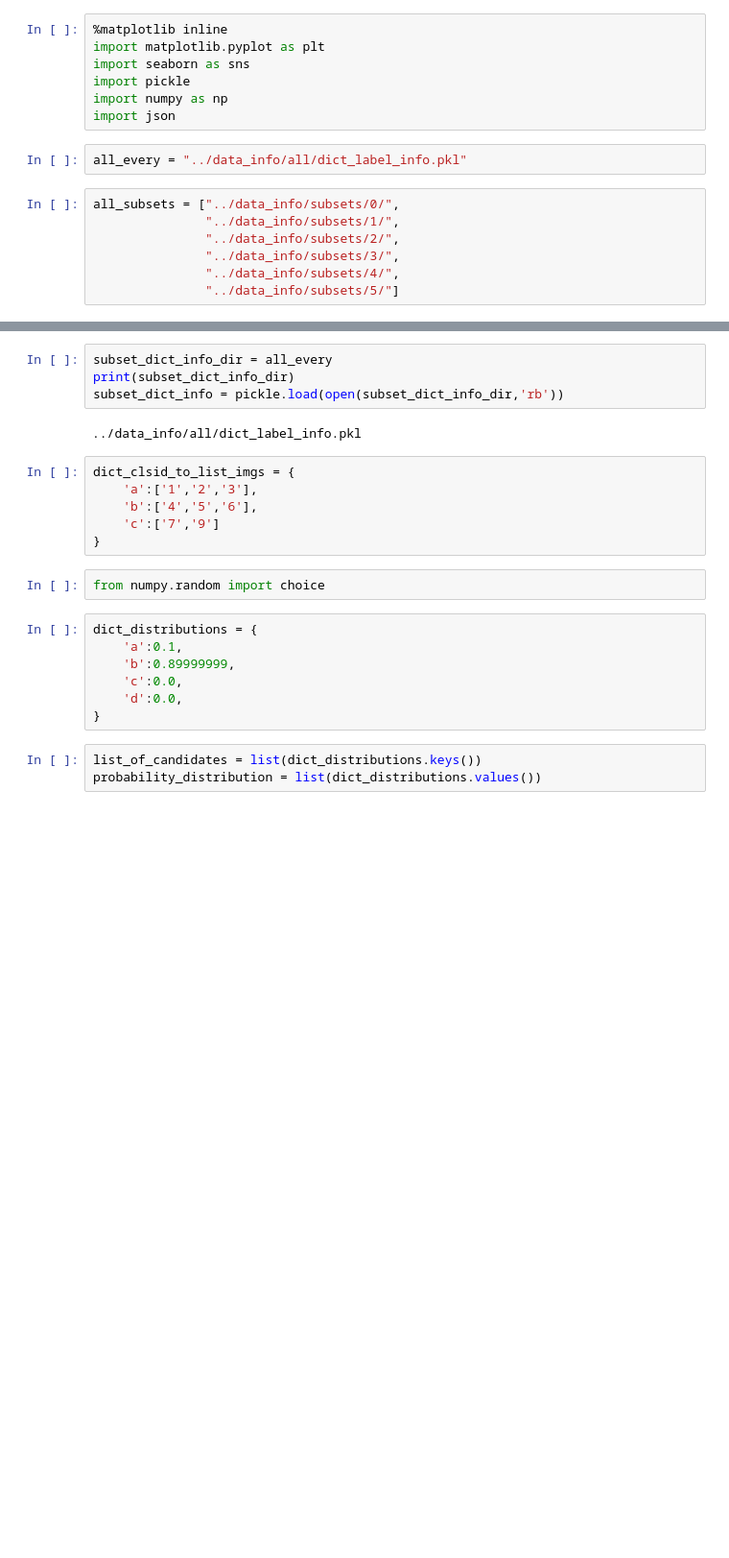
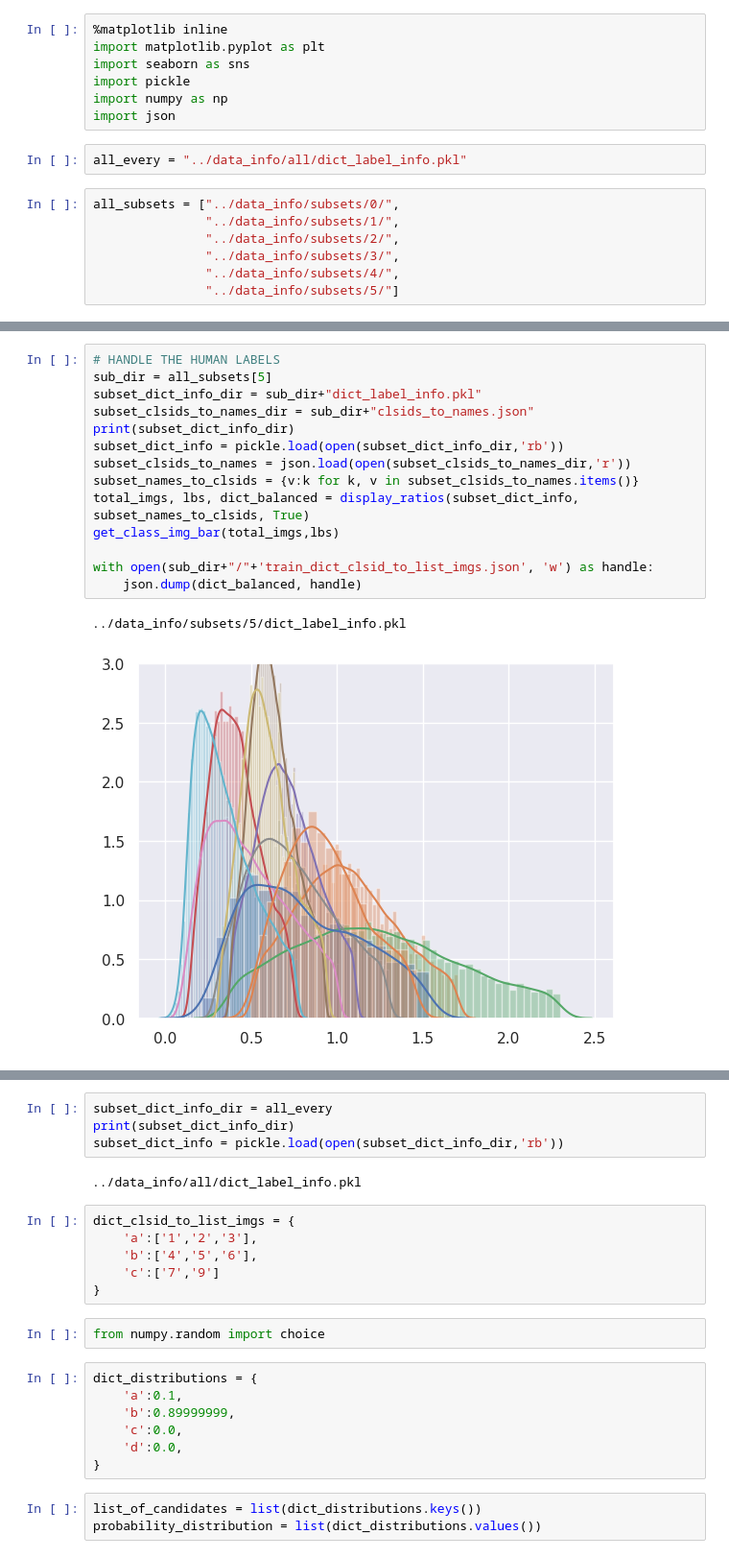
Before and after one commit to ryanwongsa/open-images-2019-challenge, a Jupyter notebook: scripts/02_DataAnalysis.ipynb, the cells around one changed output, grey strips where cells are left out. Shown at 96% size. Cells and saved outputs as stored; diff of their text form; blank space fills up the shorter version.

```diff
--- a/scripts/02_DataAnalysis.ipynb
+++ b/scripts/02_DataAnalysis.ipynb
@@ -95,0 +94,17 @@ KeyboardInterrupt:
+# %%
+# HANDLE THE HUMAN LABELS
+sub_dir = all_subsets[5]
+subset_dict_info_dir = sub_dir+"dict_label_info.pkl"
+subset_clsids_to_names_dir = sub_dir+"clsids_to_names.json"
+print(subset_dict_info_dir)
+subset_dict_info = pickle.load(open(subset_dict_info_dir,'rb'))
+subset_clsids_to_names = json.load(open(subset_clsids_to_names_dir,'r'))
+subset_names_to_clsids = {v:k for k, v in subset_clsids_to_names.items()}
+total_imgs, lbs, dict_balanced = display_ratios(subset_dict_info, subset_names_to_clsids, True)
+get_class_img_bar(total_imgs,lbs)
+
+with open(sub_dir+"/"+'train_dict_clsid_to_list_imgs.json', 'w') as handle:
+    json.dump(dict_balanced, handle)
+# %% [output]
+../data_info/subsets/5/dict_label_info.pkl
+[figure, added]
```
Also changed, not shown: parts of 4 cells of this notebook, 5 other files.
